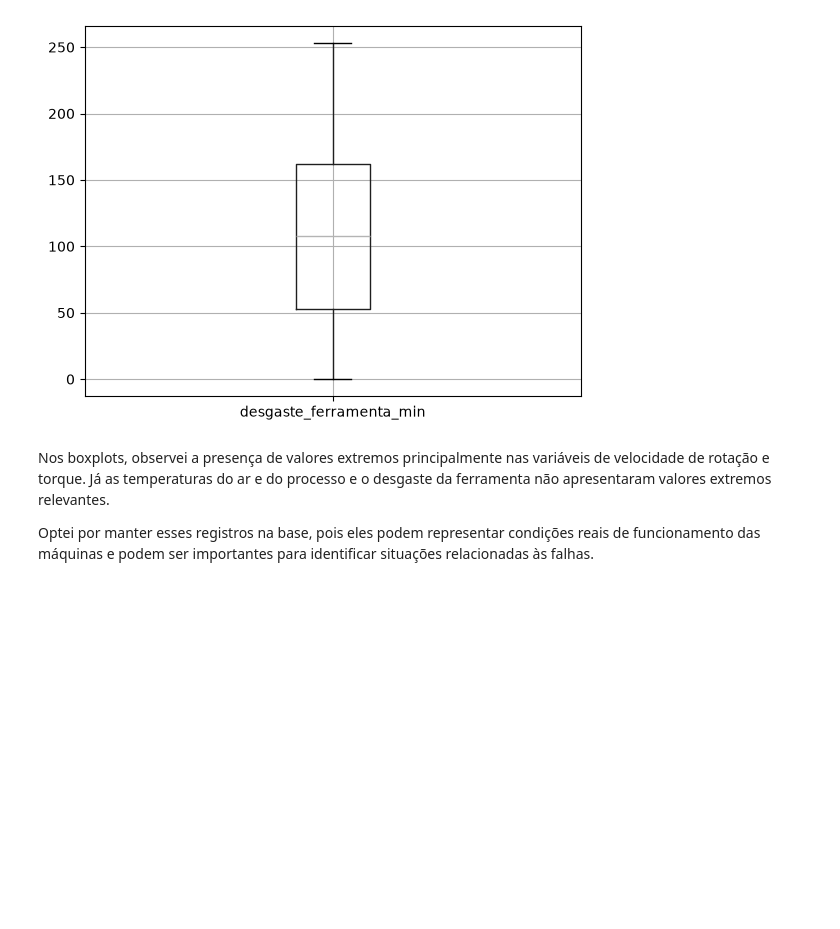
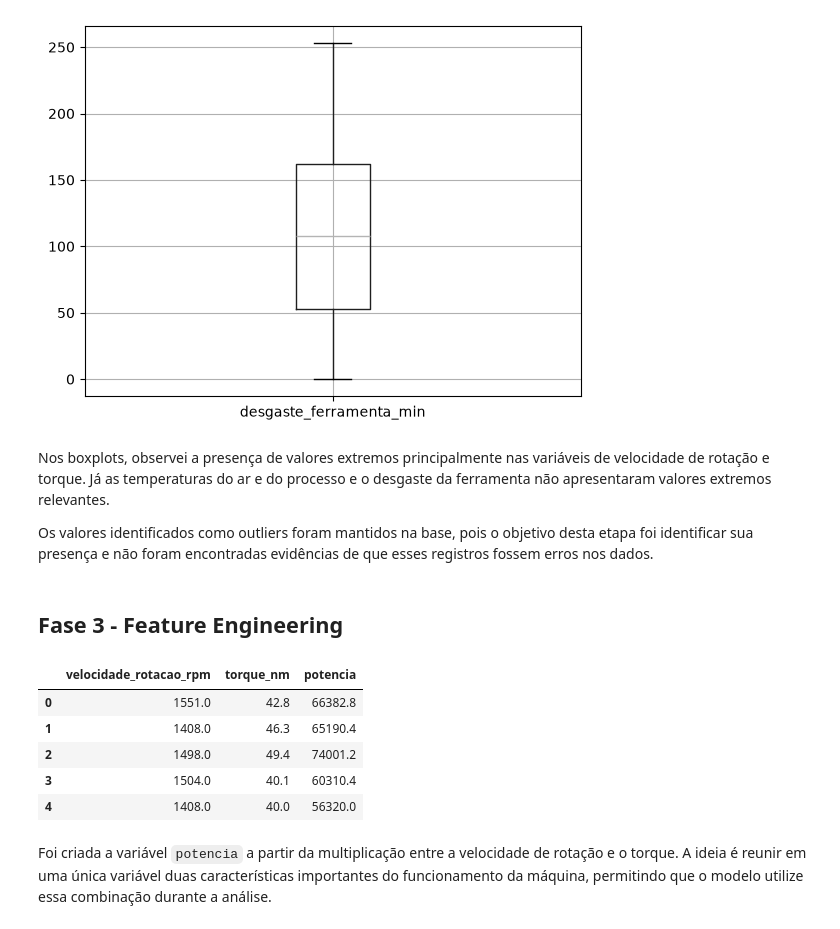
Before and after one commit to paulaserra/manutencao-preditiva-ia, a Jupyter notebook: notebooks/01_analise_exploratoria.ipynb, the cells around one changed output. Saved outputs shown, nothing was run; the diff lists cells and outputs as text; code cells hidden in the pictures; blank space fills up the shorter version.

Commit message:
feat: adiciona nova variavel de potencia

```diff
--- a/notebooks/01_analise_exploratoria.ipynb
+++ b/notebooks/01_analise_exploratoria.ipynb
@@ -186,4 +186,18 @@ df.boxplot(column="desgaste_ferramenta_min")
 # %% [markdown]
 Nos boxplots, observei a presença de valores extremos principalmente nas variáveis de velocidade de rotação e torque. Já as temperaturas do ar e do processo e o desgaste da ferramenta não apresentaram valores extremos relevantes.
 
-Optei por manter esses registros na base, pois eles podem representar condições reais de funcionamento das máquinas e podem ser importantes para identificar situações relacionadas às falhas.
+Os valores identificados como outliers foram mantidos na base, pois o objetivo desta etapa foi identificar sua presença e não foram encontradas evidências de que esses registros fossem erros nos dados.
+# %% [markdown]
+## Fase 3 - Feature Engineering
+# %%
+df['potencia']= df["velocidade_rotacao_rpm"] * df["torque_nm"]
+df[["velocidade_rotacao_rpm", "torque_nm", "potencia"]].head()
+# %% [output]
+|  | velocidade_rotacao_rpm | torque_nm | potencia |
+| 0 | 1551.0 | 42.8 | 66382.8 |
+| 1 | 1408.0 | 46.3 | 65190.4 |
+| 2 | 1498.0 | 49.4 | 74001.2 |
+| 3 | 1504.0 | 40.1 | 60310.4 |
+| 4 | 1408.0 | 40.0 | 56320.0 |
+# %% [markdown]
+Foi criada a variável `potencia` a partir da multiplicação entre a velocidade de rotação e o torque. A ideia é reunir em uma única variável duas características importantes do funcionamento da máquina, permitindo que o modelo utilize essa combinação durante a análise.
```
